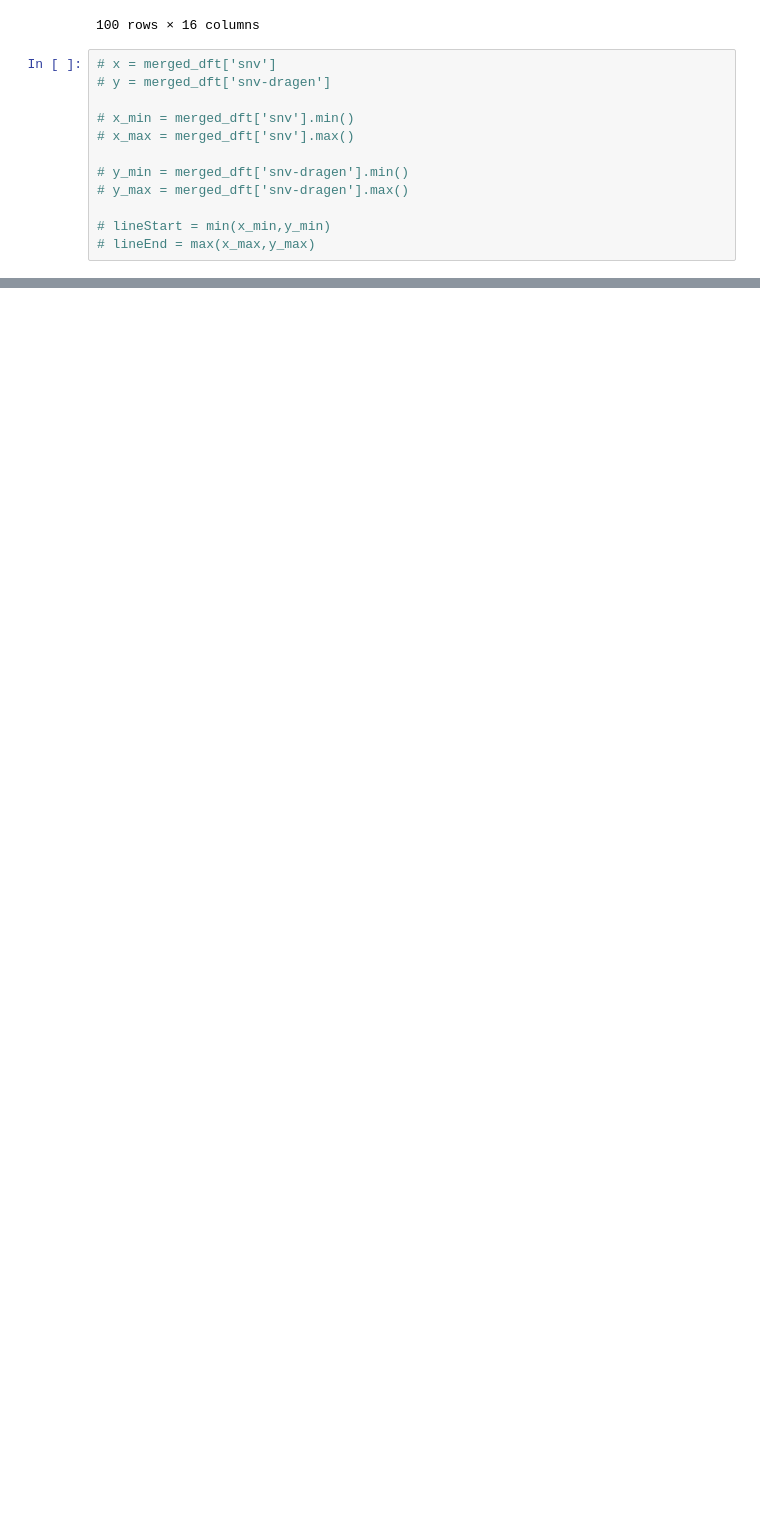
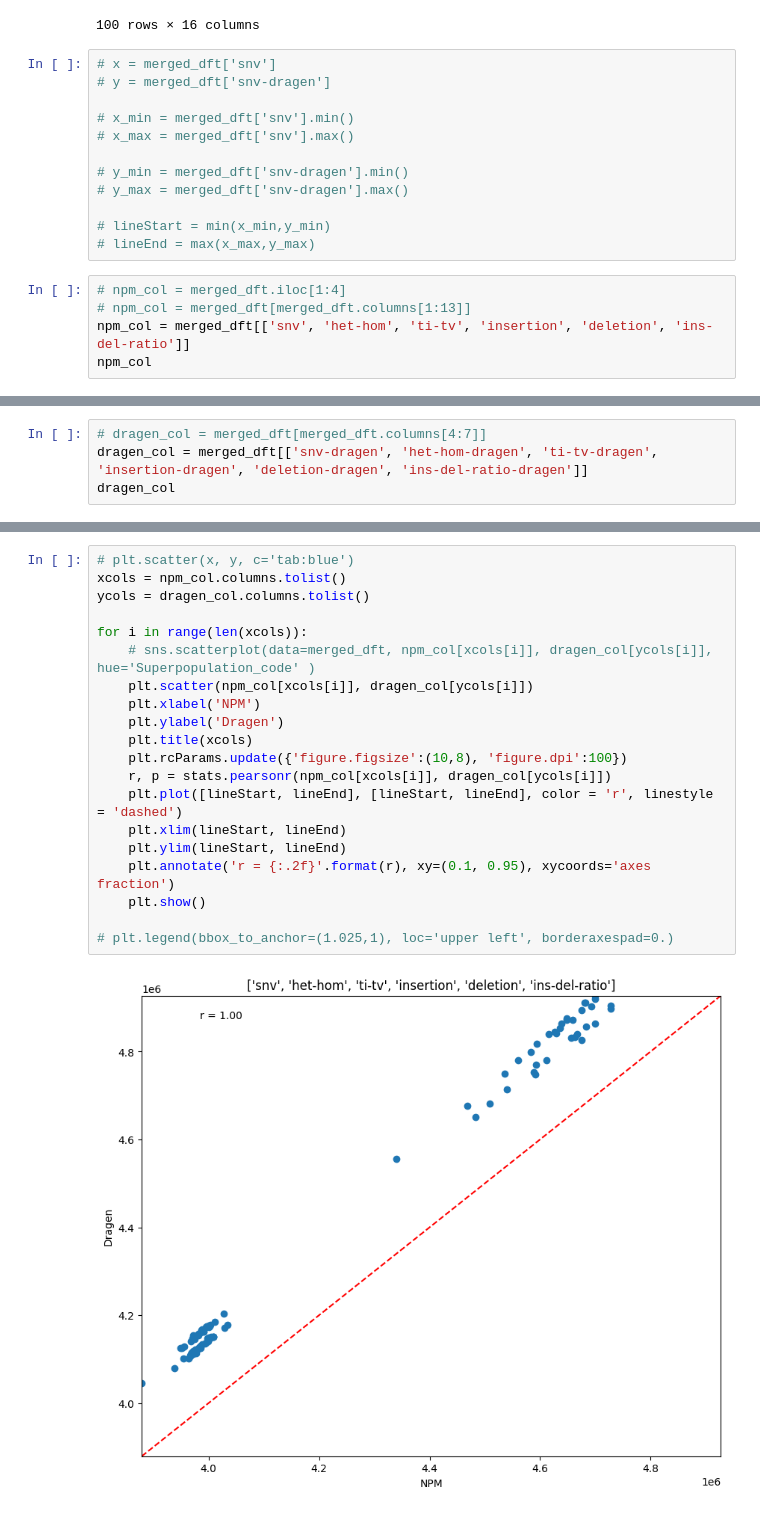
Before and after one commit to ga4gh/quality-control-wgs, a Jupyter notebook: benchmark_resources/stats/Metrics_correlation.ipynb, the cells around one changed output, grey strips where cells are left out. Drawn from its saved outputs; the diff is of its cells as text; blank space fills up the shorter version.

Commit message:
update correlation_plot code

```diff
--- a/benchmark_resources/stats/Metrics_correlation.ipynb
+++ b/benchmark_resources/stats/Metrics_correlation.ipynb
@@ -55,3 +55,8 @@ merged_dft
 
 # lineStart = min(x_min,y_min)
 # lineEnd = max(x_max,y_max)
+# %%
+# npm_col = merged_dft.iloc[1:4]
+# npm_col = merged_dft[merged_dft.columns[1:13]]
+npm_col = merged_dft[['snv', 'het-hom', 'ti-tv', 'insertion', 'deletion', 'ins-del-ratio']]
+npm_col
@@ -57,0 +77,4 @@ merged_dft
+# %%
+# dragen_col = merged_dft[merged_dft.columns[4:7]]
+dragen_col = merged_dft[['snv-dragen', 'het-hom-dragen', 'ti-tv-dragen', 'insertion-dragen', 'deletion-dragen', 'ins-del-ratio-dragen']]
+dragen_col
@@ -78,3 +112,25 @@ plt.annotate('r = {:.2f}'.format(r), xy=(0.1, 0.95), xycoords='axes fraction')
 # %% [output]
 Text(0.1, 0.95, 'r = 1.00')
 [figure]
+# %%
+# plt.scatter(x, y, c='tab:blue')
+xcols = npm_col.columns.tolist()
+ycols = dragen_col.columns.tolist()
+
+for i in range(len(xcols)):
+    # sns.scatterplot(data=merged_dft, npm_col[xcols[i]], dragen_col[ycols[i]], hue='Superpopulation_code' )
+    plt.scatter(npm_col[xcols[i]], dragen_col[ycols[i]])
+    plt.xlabel('NPM')
+    plt.ylabel('Dragen')
+    plt.title(xcols)
+    plt.rcParams.update({'figure.figsize':(10,8), 'figure.dpi':100})
+    r, p = stats.pearsonr(npm_col[xcols[i]], dragen_col[ycols[i]])
+    plt.plot([lineStart, lineEnd], [lineStart, lineEnd], color = 'r', linestyle = 'dashed')
+    plt.xlim(lineStart, lineEnd)
+    plt.ylim(lineStart, lineEnd)
+    plt.annotate('r = {:.2f}'.format(r), xy=(0.1, 0.95), xycoords='axes fraction')
+    plt.show()
+
+# plt.legend(bbox_to_anchor=(1.025,1), loc='upper left', borderaxespad=0.)
+# %% [output]
+[figure, added]
```
Also changed, not shown: parts of 5 cells of this notebook.
